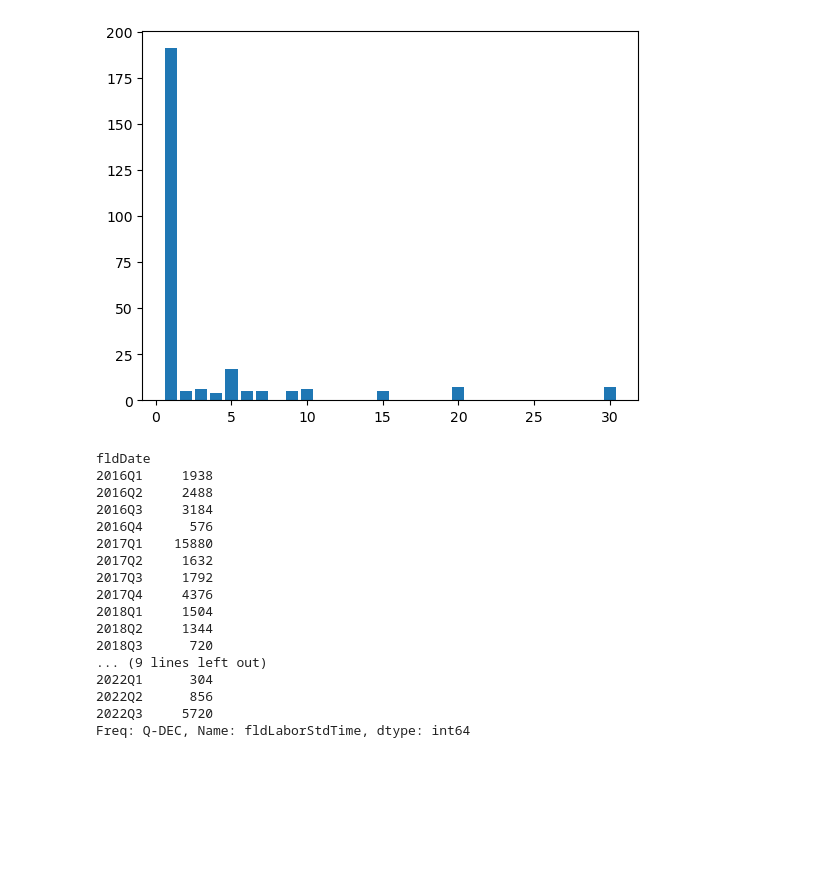
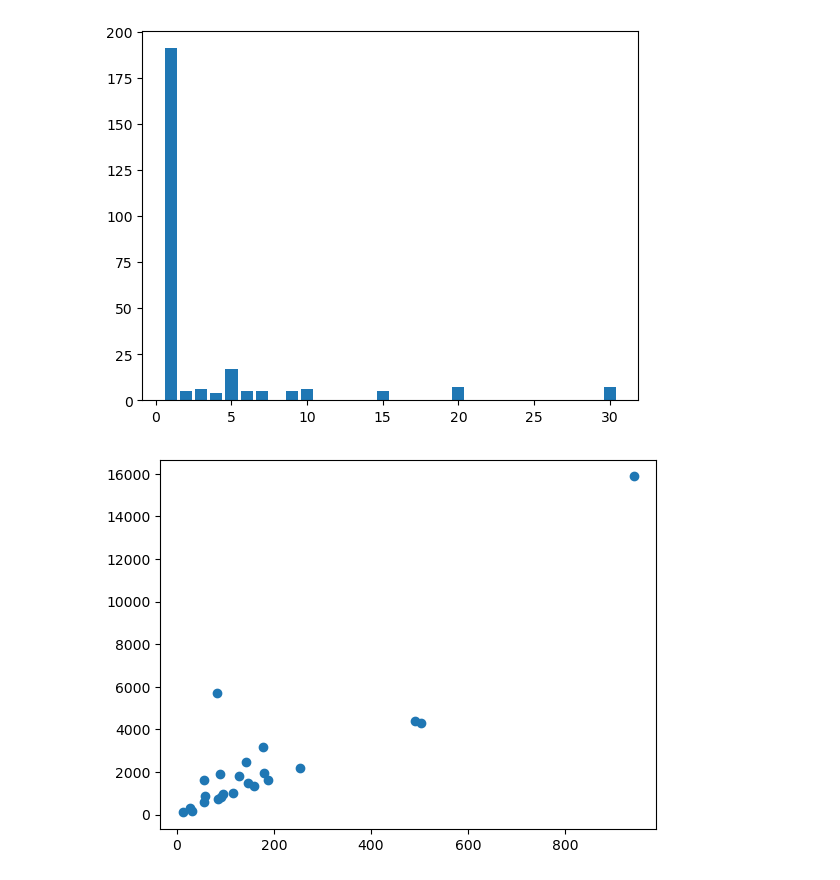
Before and after one commit to Alum-Truetime/OHMS_Data_Analysis, a Jupyter notebook: Data_Analysis.ipynb, the cells around one changed output. Drawn from its saved outputs; the diff is of its cells as text; code cells hidden in the pictures; blank space fills up the shorter version.

Commit message:
Working on plots

```diff
--- a/Data_Analysis.ipynb
+++ b/Data_Analysis.ipynb
@@ -63,23 +63,12 @@ plt.bar(df_foc.fldNumDays, df_foc.fldNumberOfInstallers)
 # %% [output]
 <BarContainer object of 548 artists>
 [figure]
-# %%
-df_foc.groupby(df_foc['fldDate'].dt.to_period('Q'))['fldLaborStdTime'].aggregate('sum')
-# %% [output]
-fldDate
-2016Q1     1938
-2016Q2     2488
-2016Q3     3184
-2016Q4      576
-2017Q1    15880
-2017Q2     1632
-2017Q3     1792
-2017Q4     4376
-2018Q1     1504
-2018Q2     1344
-2018Q3      720
-... (9 lines left out)
-2022Q1      304
-2022Q2      856
-2022Q3     5720
-Freq: Q-DEC, Name: fldLaborStdTime, dtype: int64
+# %%
+#df_foc['fldDate'] = pd.to_datetime(df_foc['fldDate'])
+NumInst = df_foc.groupby(df_foc['fldDate'].dt.to_period('Q'))['fldNumberOfInstallers'].aggregate('sum')
+TimeInst = df_foc.groupby(df_foc['fldDate'].dt.to_period('Q'))['fldLaborStdTime'].aggregate('sum')
+date_Q = df_foc.groupby(df_foc['fldDate'].dt.to_period('Q'))
+# %%
+fig1 = plt.scatter(x = NumInst, y = TimeInst)
+# %% [output]
+[figure, added]
```
Also changed, not shown: 2 other files.
